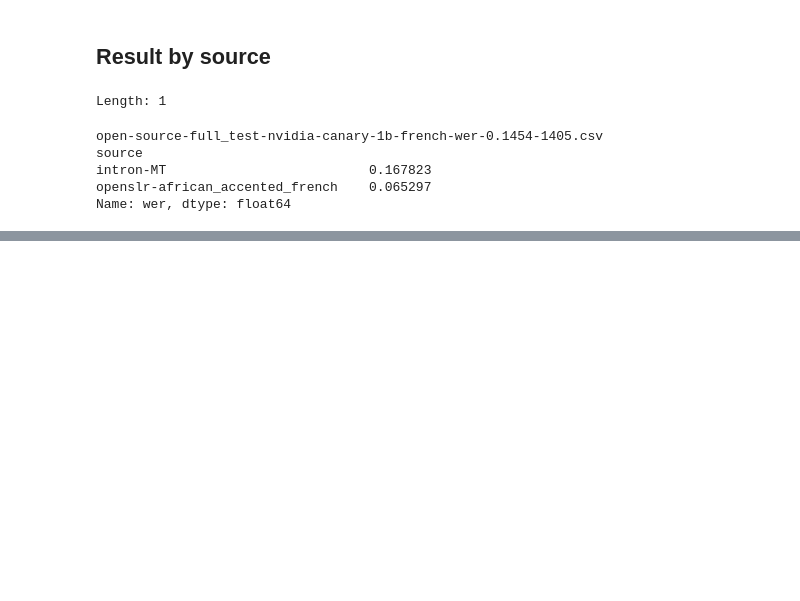
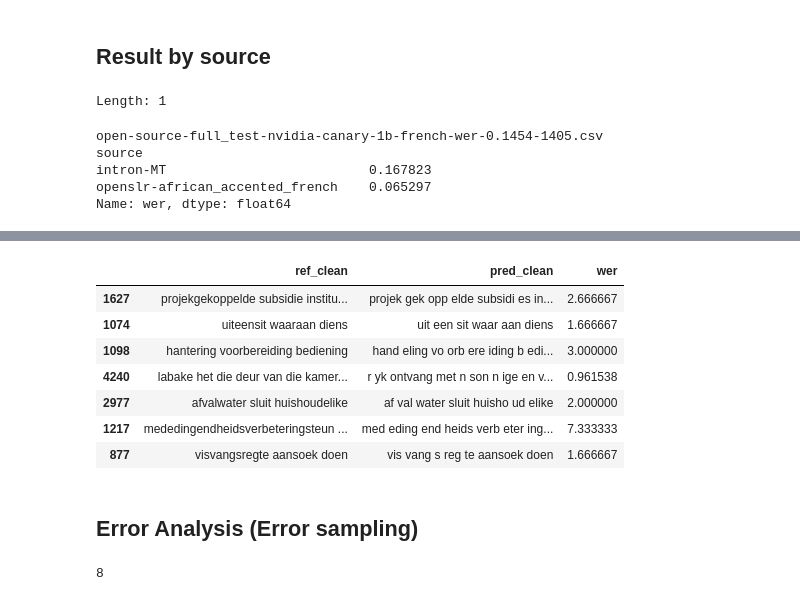
Before and after one commit to intron-innovation/AfriVox, a Jupyter notebook: notebooks/result_analysis.ipynb, the cells around one changed output, grey strips where cells are left out. Saved outputs shown, nothing was run; the diff lists cells and outputs as text; code cells hidden in the pictures; blank space fills up the shorter version.

```diff
--- a/notebooks/result_analysis.ipynb
+++ b/notebooks/result_analysis.ipynb
@@ -98,0 +226,13 @@ Name: wer, dtype: float64
+# %%
+df[['ref_clean', 'pred_clean', 'wer']].sample(7)
+# %% [output]
+|  | ref_clean | pred_clean | wer |
+| 1627 | projekgekoppelde subsidie institu... | projek gek opp elde subsidi es in... | 2.666667 |
+| 1074 | uiteensit waaraan diens | uit een sit waar aan diens | 1.666667 |
+| 1098 | hantering voorbereiding bediening | hand eling vo orb ere iding b edi... | 3.000000 |
+| 4240 | labake het die deur van die kamer... | r yk ontvang met n son n ige en v... | 0.961538 |
+| 2977 | afvalwater sluit huishoudelike | af val water sluit huisho ud elike | 2.000000 |
+| 1217 | mededingendheidsverbeteringsteun ... | med eding end heids verb eter ing... | 7.333333 |
+| 877 | visvangsregte aansoek doen | vis vang s reg te aansoek doen | 1.666667 |
+# %% [markdown]
+## Error Analysis (Error sampling)
@@ -98,0 +241,5 @@ Name: wer, dtype: float64
+# %%
+french = [os.path.join("results", x) for x in files if "french" in x]
+len(french)
+# %% [output]
+8
```
Also changed, not shown: parts of 19 cells of this notebook.
